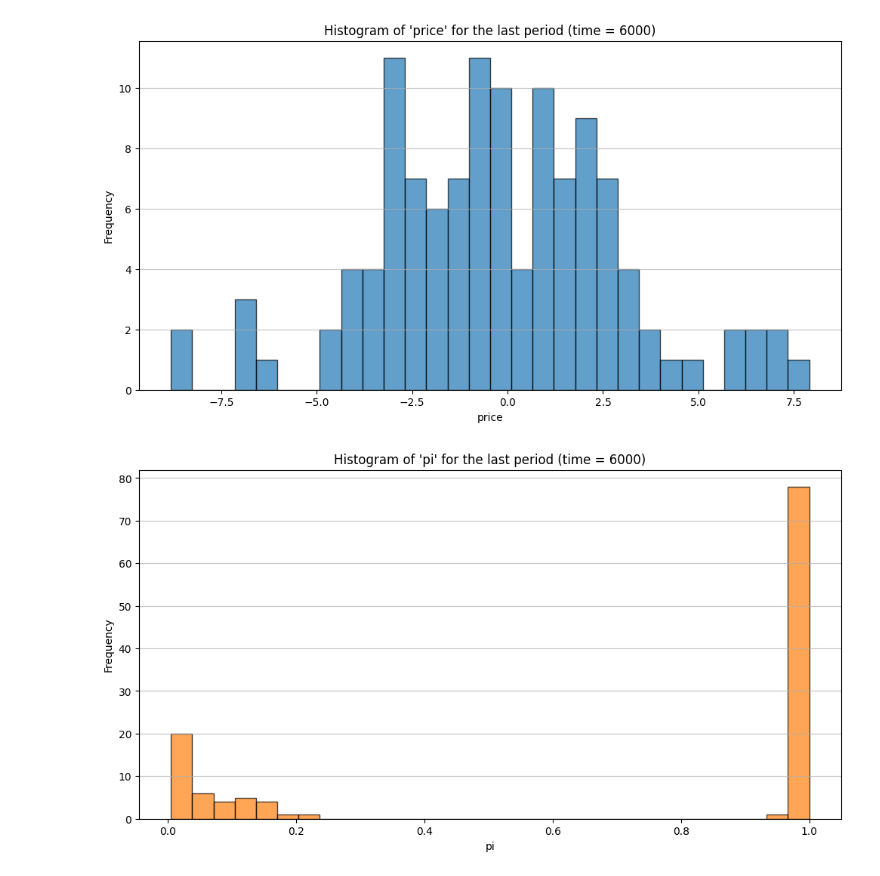
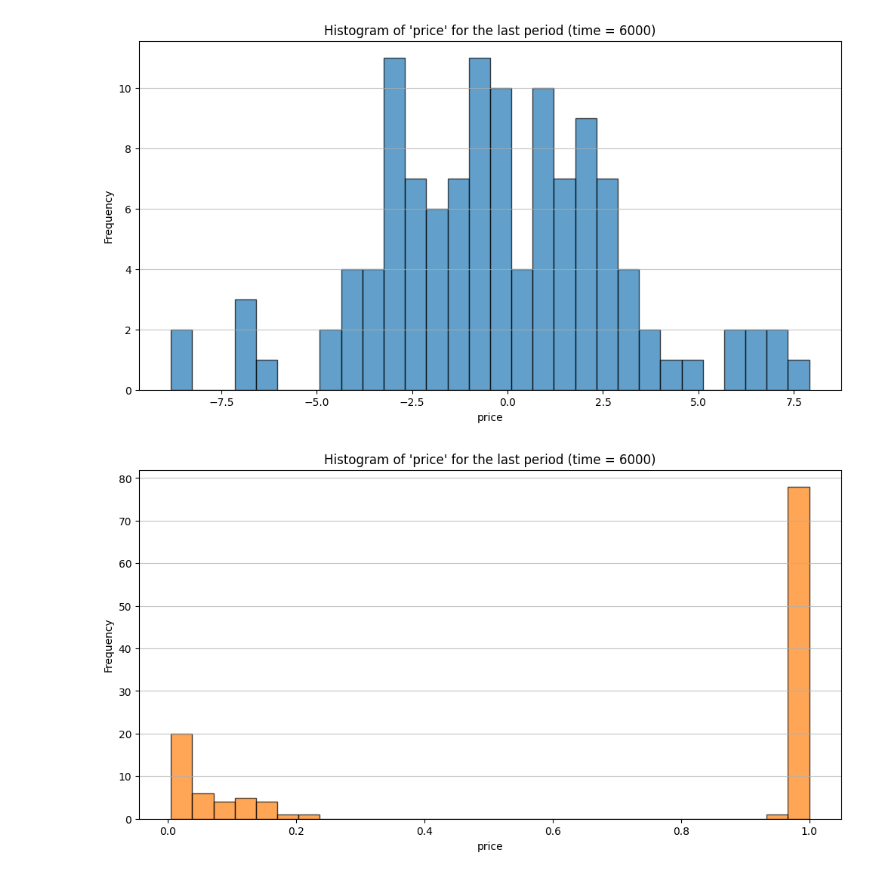
Before and after one commit to GuramL/ehsw, a Jupyter notebook: code.ipynb, the cells around one changed output. Drawn from its saved outputs; the diff is of its cells as text; code cells hidden in the pictures.

Commit message:
histograms

```diff
--- a/code.ipynb
+++ b/code.ipynb
@@ -52,24 +52,25 @@ plt.show()
 # %%
 # Filter the dataframe for the last period (time == 6000)
 last_period = df[df["time"] == 6000]
 
 # Plot histogram for "price"
 plt.figure(figsize=(12, 6))
 plt.hist(last_period["price"], bins=30, color="C0", alpha=0.7, edgecolor="black")
 plt.title("Histogram of 'price' for the last period (time = 6000)")
 plt.xlabel("price")
 plt.ylabel("Frequency")
 plt.grid(axis="y", alpha=0.75)
 plt.show()
 
-# Plot histogram for "pi"
+
+# Save the histogram for "price"
 plt.figure(figsize=(12, 6))
 plt.hist(last_period["pi"], bins=30, color="C1", alpha=0.7, edgecolor="black")
-plt.title("Histogram of 'pi' for the last period (time = 6000)")
-plt.xlabel("pi")
+plt.title("Histogram of 'price' for the last period (time = 6000)")
+plt.xlabel("price")
 plt.ylabel("Frequency")
 plt.grid(axis="y", alpha=0.75)
 plt.show()
 # %% [output]
 [figure]
-[figure, old version]
+[figure, new version]
```
Also changed, not shown: parts of 2 cells of this notebook.
